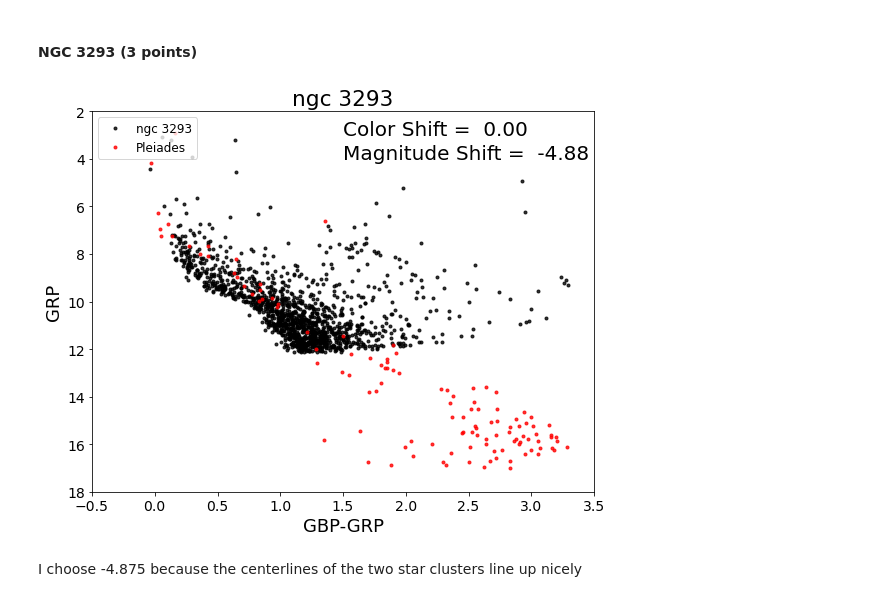
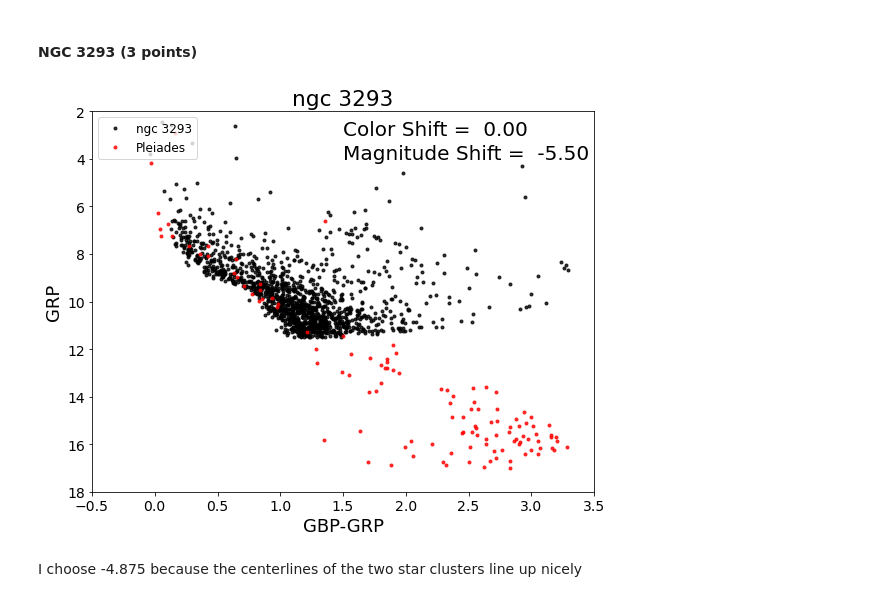
Before and after one commit to weslumundo/CMD_distmod_student, a Jupyter notebook: cluster_plot_student.ipynb, the cells around one changed output. Saved outputs shown, nothing was run; the diff lists cells and outputs as text; code cells hidden in the pictures.

```diff
--- a/cluster_plot_student.ipynb
+++ b/cluster_plot_student.ipynb
@@ -110,9 +110,9 @@ print(dist_ratio_ngc6231)
 # %% [markdown]
 #### NGC 3293  (3 points)
 # %%
-cp.cmdplot(clustname='ngc 3293',magshift=-4.875,colshift=0.0)
+cp.cmdplot(clustname='ngc 3293',magshift=-5.5,colshift=0.0)
 # %% [output]
-[figure, old version]
+[figure, new version]
 # %% [markdown]
 I choose -4.875 because the centerlines of the two star clusters line up nicely
 # %% [markdown]
```
Also changed, not shown: parts of 7 cells of this notebook.
